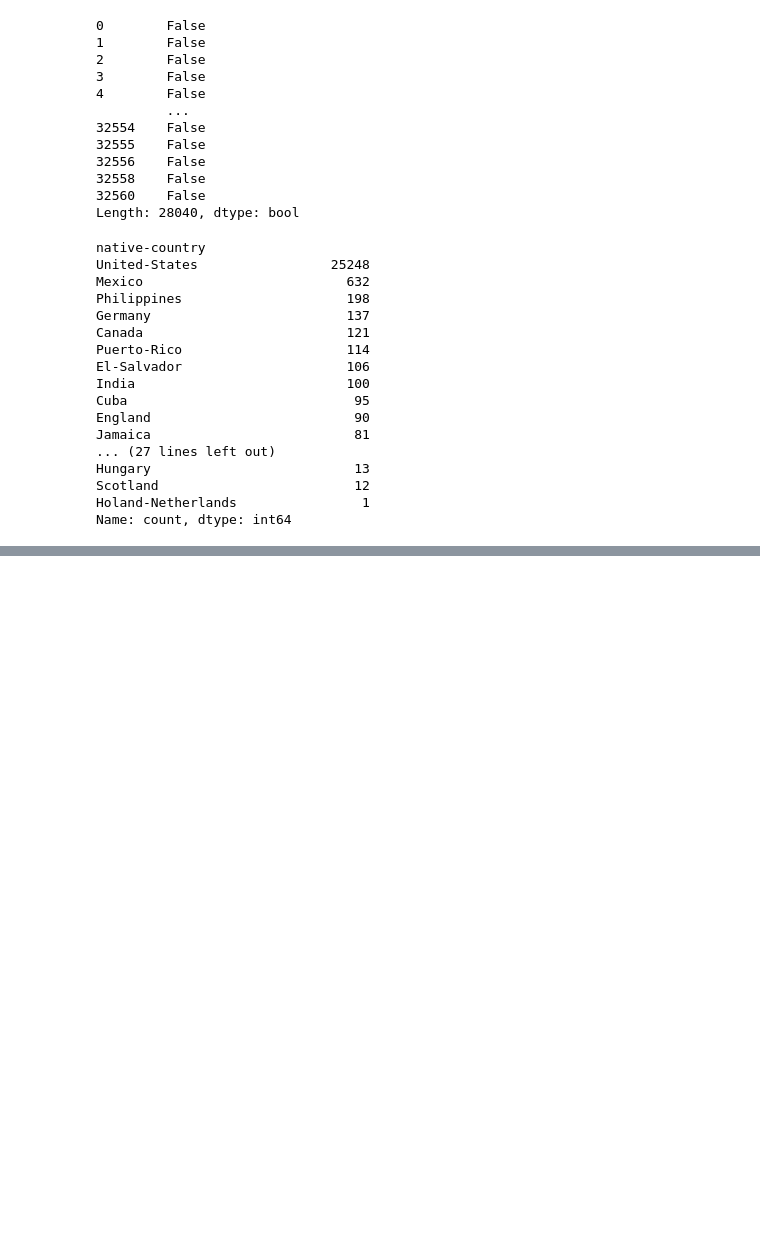
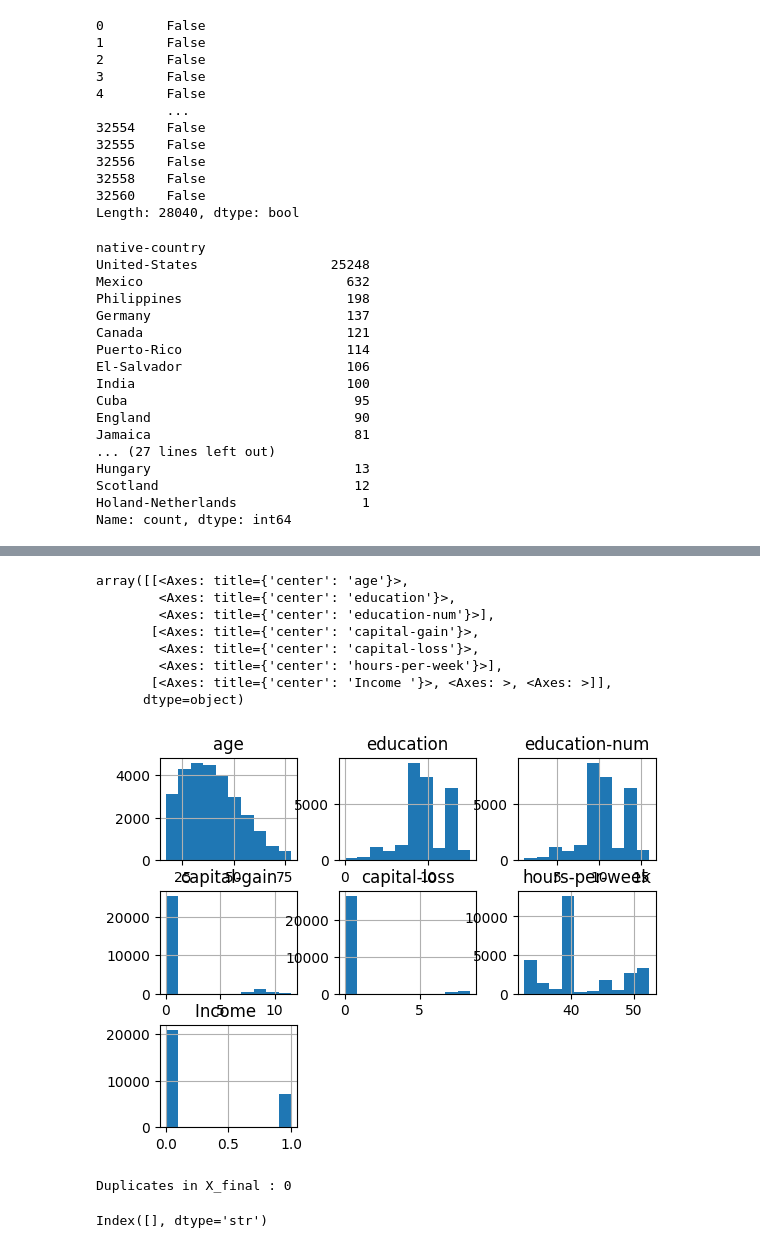
Before and after one commit to mariamayman815/Income-Prediction, a Jupyter notebook: Notebooks/preprocessing.ipynb, the cells around one changed output, grey strips where cells are left out. Cells and saved outputs as stored; diff of their text form; code cells hidden in the pictures; blank space fills up the shorter version.

```diff
--- a/Notebooks/preprocessing.ipynb
+++ b/Notebooks/preprocessing.ipynb
@@ -427,0 +396,25 @@ max    2.868216e+00   2.204259e+00  3.435058e+00      4.707136    1.759076e+00
+# %%
+df=pd.get_dummies(df,columns=one_hot_cols)
+# %%
+education_order = [
+    'Preschool',
+    '1st-4th',
+    '5th-6th',
+    '7th-8th',
+    '9th',
+    '10th',
+    '11th',
+    '12th',
+    'HS-grad',
+    'Some-college',
+    'Assoc-voc',
+    'Assoc-acdm',
+    'Bachelors',
+    'Masters',
+    'Prof-school',
+    'Doctorate'
+]
+# %%
+from sklearn.preprocessing import OrdinalEncoder
+encoder=OrdinalEncoder(categories=[education_order])
+df['education']=encoder.fit_transform(df[['education']])
@@ -427,0 +441,4 @@ max    2.868216e+00   2.204259e+00  3.435058e+00      4.707136    1.759076e+00
+# %%
+from sklearn.preprocessing import LabelEncoder
+le = LabelEncoder()
+df['Income '] = le.fit_transform(df['Income '])
@@ -427,0 +532,20 @@ max    2.868216e+00   2.204259e+00  3.435058e+00      4.707136    1.759076e+00
+# %%
+df.hist()
+# %% [output]
+array([[<Axes: title={'center': 'age'}>,
+        <Axes: title={'center': 'education'}>,
+        <Axes: title={'center': 'education-num'}>],
+       [<Axes: title={'center': 'capital-gain'}>,
+        <Axes: title={'center': 'capital-loss'}>,
+        <Axes: title={'center': 'hours-per-week'}>],
+       [<Axes: title={'center': 'Income '}>, <Axes: >, <Axes: >]],
+      dtype=object)
+[figure, added]
+# %%
+print("Duplicates in X_final :", X_final.duplicated().sum())
+# %% [output]
+Duplicates in X_final : 0
+# %%
+X_final.select_dtypes(include='object').columns
+# %% [output]
+Index([], dtype='str')
```
Also changed, not shown: parts of 30 cells of this notebook.
